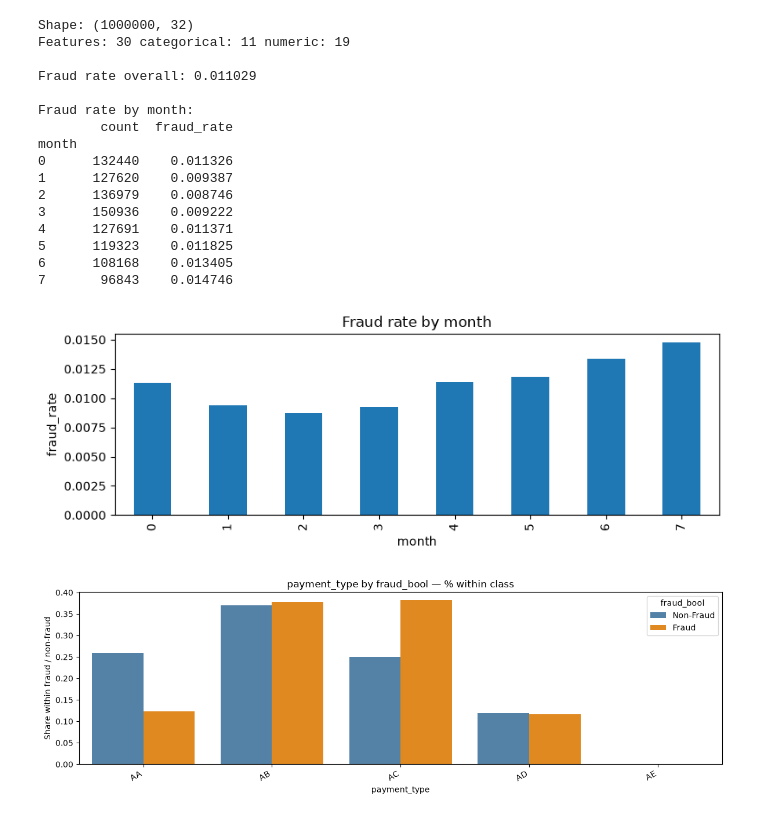
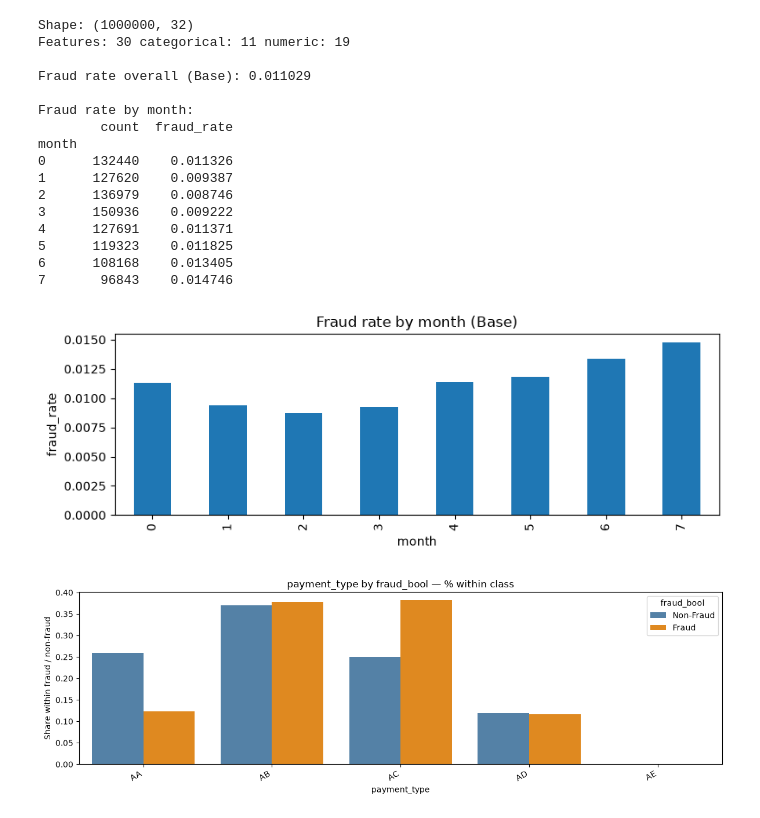
Before and after one commit to kin-mrqz/fraud-detection-eda, a Jupyter notebook: notebooks/experiments/eda_gap_matrix_executed.ipynb, the cells around one changed output. Cells and saved outputs as stored; diff of their text form; code cells hidden in the pictures.

```diff
--- a/notebooks/experiments/eda_gap_matrix_executed.ipynb
+++ b/notebooks/experiments/eda_gap_matrix_executed.ipynb
@@ -29,6 +20,12 @@ if not (REPO_ROOT / "src").exists():
 if str(REPO_ROOT) not in sys.path:
     sys.path.insert(0, str(REPO_ROOT))
 
+from src.eda.baf_variants import (
+    attach_lift,
+    compute_variant_base_rates,
+    official_eval_paths,
+    suite_mapping_table,
+)
 from src.eda.feature_plots import draw_features_baf, list_baf_feature_columns
 from src.graph.property_graph import (
     build_property_graph,
@@ -42,13 +39,17 @@ from src.graph.temporal_knn import (
     temporal_knn_stats,
 )
 from src.modeling.cost_metrics import (
+    COST_DISCLAIMER,
     CostConfig,
+    assumptions_dict,
     build_cutoff_metrics_table,
-    compute_revenue_tp_per_account,
+    build_false_alarm_summary,
+    compute_exposure_tp_per_account,
     cost_check_fp_per_account,
     cost_unlock_fp_per_account,
     maximize_profit,
     plot_cutoff_economics,
+    plot_false_alarm_rate,
 )
 from src.modeling.metrics import best_f1_threshold, calibrate_platt, evaluate_binary_classifier
 from src.modeling.train_vanilla import train_vanilla
@@ -57,19 +58,24 @@ from src.preprocessing.baf_preprocessor import BAFPreprocessor, TimeSplit
 from xgboost import XGBClassifier
 
 COST_CONFIG = CostConfig(
-    clerk_salary_hkd_annual=400_000,
+    clerk_salary_annual=400_000,
     hours_per_month=160,
     hours_to_unlock_fp=32,
     hours_to_check_fp=8,
     fraud_volume_proxy_col="intended_balcon_amount",
+    exposure_unit="dataset_amount_units",
+    ops_currency="HKD",
+    ops_currency_is_hypothetical=True,
+    ops_narrative="HK_demo",
 )
 
 CONFIG = {
     "seed": 42,
+    "data_dir": REPO_ROOT / "data",
     "data_path": REPO_ROOT / "data" / "base.csv",
-    "variant_paths": [REPO_ROOT / "data" / f"variant_{i}.csv" for i in range(1, 7)],
+    "stage1_variant": REPO_ROOT / "data" / "base.csv",
+    "stage2_ablation_variant": REPO_ROOT / "data" / "variant_1.csv",  # Variant I
     "results_dir": REPO_ROOT / "results" / "eda_matrix",
-    "stage1_variant": REPO_ROOT / "data" / "base.csv",
     "knn_k": 20,
     "knn_metric": "cosine",
     "knn_mutual": False,
@@ -81,10 +87,15 @@ CONFIG = {
     "shap_sample_size": 500,
 }
 
+CONFIG["eval_suite"] = official_eval_paths(CONFIG["data_dir"])  # Base + I–V
 CONFIG["results_dir"].mkdir(parents=True, exist_ok=True)
 np.random.seed(CONFIG["seed"])
+
 print("Repo root:", REPO_ROOT)
 print("Results:", CONFIG["results_dir"])
+print("COST disclaimer:", COST_DISCLAIMER)
+print("\nOfficial BAF mapping:")
+print(suite_mapping_table().to_string(index=False))
 # %% [output]
 Repo root: /userhome/cs/khin/Fraud-Detection
 Results: /userhome/cs/khin/Fraud-Detection/results/eda_matrix
@@ -102,35 +131,35 @@ if not DATA_PATH.exists():
     )
 
 df = pd.read_csv(DATA_PATH)
 numeric_cols, categorical_cols = list_baf_feature_columns(df)
 all_feature_cols = categorical_cols + numeric_cols
 print("Shape:", df.shape)
 print("Features:", len(all_feature_cols), "categorical:", len(categorical_cols), "numeric:", len(numeric_cols))
-print("\nFraud rate overall:", df["fraud_bool"].mean())
+print("\nFraud rate overall (Base):", df["fraud_bool"].mean())
 print("\nFraud rate by month:")
 print(df.groupby("month")["fraud_bool"].agg(["count", "mean"]).rename(columns={"mean": "fraud_rate"}))
 
 fig, ax = plt.subplots(figsize=(8, 3))
-df.groupby("month")["fraud_bool"].mean().plot(kind="bar", ax=ax, title="Fraud rate by month")
+df.groupby("month")["fraud_bool"].mean().plot(kind="bar", ax=ax, title="Fraud rate by month (Base)")
 ax.set_ylabel("fraud_rate")
 plt.tight_layout()
 plt.show()
 # %% [output]
 Shape: (1000000, 32)
 Features: 30 categorical: 11 numeric: 19
 
-Fraud rate overall: 0.011029
+Fraud rate overall (Base): 0.011029
 
 Fraud rate by month:
         count  fraud_rate
 month
 0      132440    0.011326
 1      127620    0.009387
 2      136979    0.008746
 3      150936    0.009222
 4      127691    0.011371
 5      119323    0.011825
 6      108168    0.013405
 7       96843    0.014746
-[figure, old version]
+[figure, new version]
 # %%
```
Also changed, not shown: parts of 56 cells of this notebook, 25 other files.
